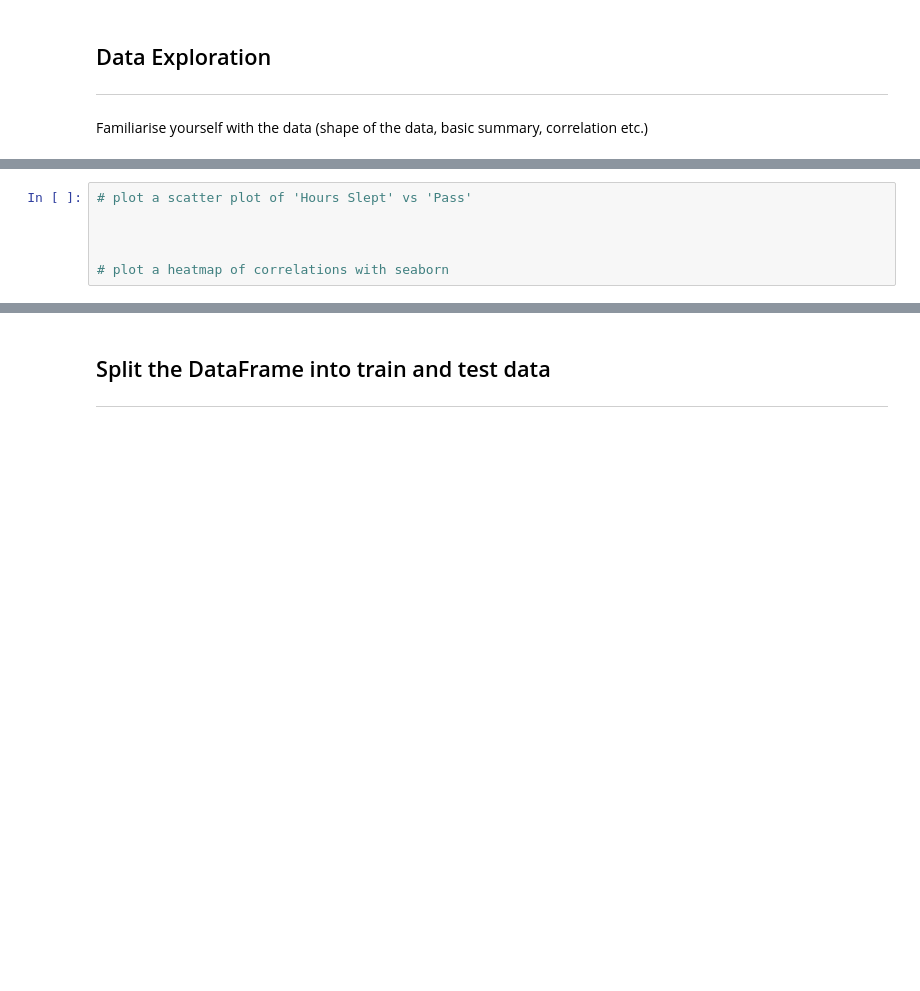
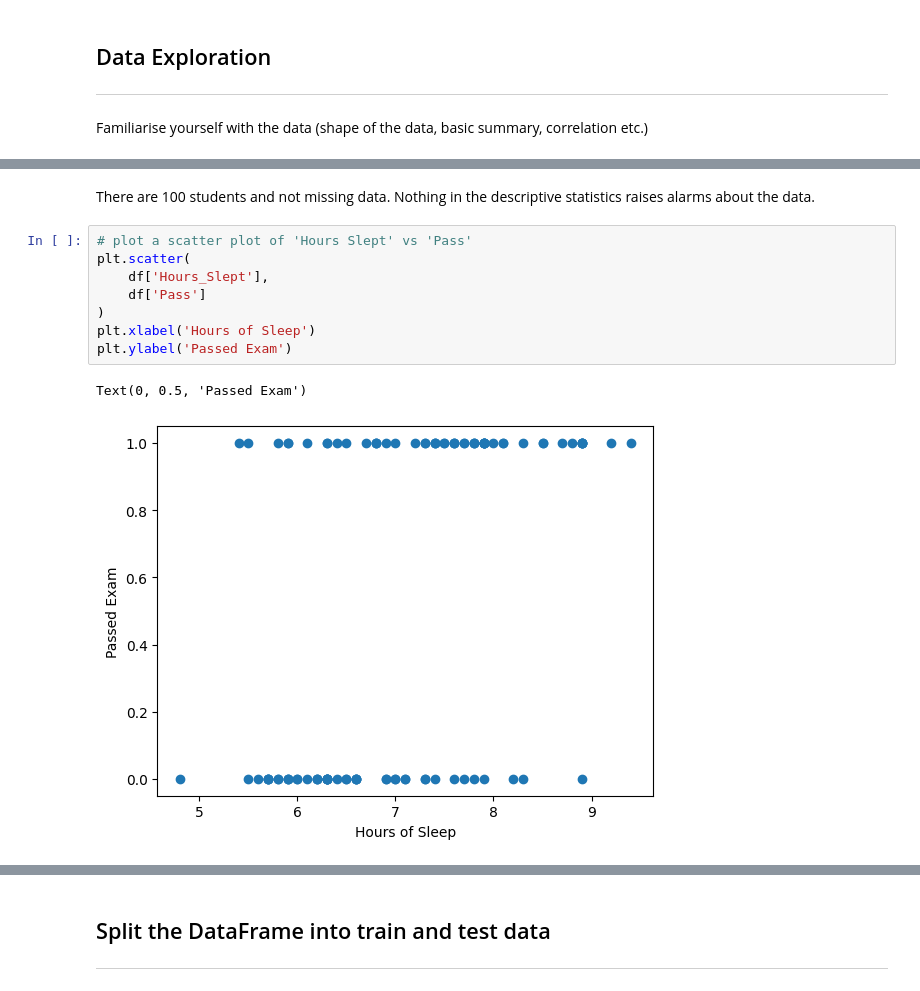
Before and after one commit to jenny4567/intro-to-data-analysis, a Jupyter notebook: stats_bites02/notebooks/04_Logistic_Regression_challenge.ipynb, the cells around one changed output, grey strips where cells are left out. Cells and saved outputs as stored; diff of their text form; blank space fills up the shorter version.

```diff
--- a/stats_bites02/notebooks/04_Logistic_Regression_challenge.ipynb
+++ b/stats_bites02/notebooks/04_Logistic_Regression_challenge.ipynb
@@ -26,6 +46,13 @@ Familiarise yourself with the data (shape of the data, basic summary, correlatio
+# %% [markdown]
+There are 100 students and not missing data. Nothing in the descriptive statistics raises alarms about the data.
 # %%
 # plot a scatter plot of 'Hours Slept' vs 'Pass'
-
-
-
-# plot a heatmap of correlations with seaborn
+plt.scatter(
+    df['Hours_Slept'],
+    df['Pass']
+)
+plt.xlabel('Hours of Sleep')
+plt.ylabel('Passed Exam')
+# %% [output]
+Text(0, 0.5, 'Passed Exam')
+[figure, added]
```
Also changed, not shown: parts of 28 cells of this notebook.
